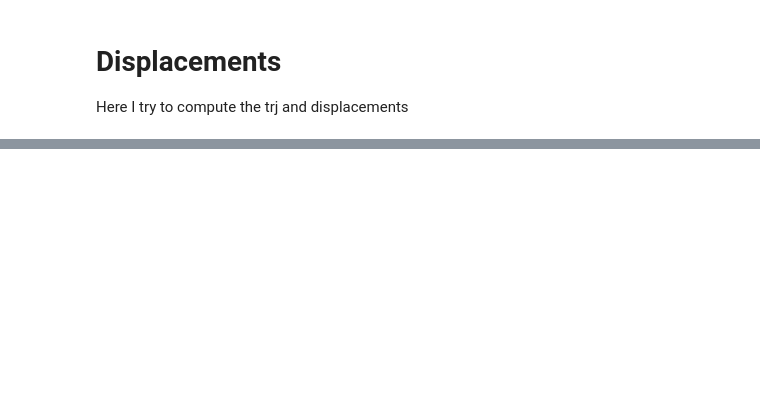
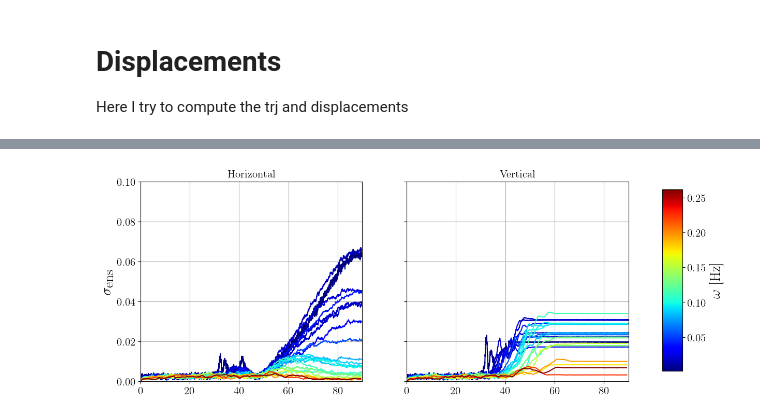
Before and after one commit to leogabac/reentrancy, a Jupyter notebook: src/notebooks/test11.ipynb, the cells around one changed output, grey strips where cells are left out. Drawn from its saved outputs; the diff is of its cells as text; code cells hidden in the pictures; blank space fills up the shorter version.

```diff
--- a/src/notebooks/test11.ipynb
+++ b/src/notebooks/test11.ipynb
@@ -522,0 +432,42 @@ ax.grid()
+# %%
+fig, axes = plt.subplots(1,2,figsize=(13,5))
+
+ws = ws[ws<=0.3]
+norm = plt.Normalize(min(ws),max(ws))
+cmap = plt.get_cmap('jet')
+
+ax = axes[0]
+for w,dfw in hor.groupby('omega'):
+    if w in ws:
+        ax.plot(dfw.theta,np.sqrt(dfw['var']) / params['trap_sep'].magnitude,color=cmap(norm(w)))
+
+ax.grid()
+ax.set_xlim(0,90)
+ax.set_ylim(0,0.1)
+ax.axhline(y=0.5,linestyle='--',color='k')
+ax.set_title('Horizontal',fontsize=15)
+ax.set_ylabel('$\\sigma_{\\textrm{ens}}$')
+
+ax = axes[1]
+for w,dfw in ver.groupby('omega'):
+    if w in ws:
+        ax.plot(dfw.theta,np.sqrt(dfw['var']) / params['trap_sep'].magnitude,color=cmap(norm(w)))
+
+ax.grid()
+ax.set_xlim(0,90)
+ax.set_ylim(0,0.1)
+ax.set_title('Vertical',fontsize=15)
+ax.axhline(y=0.5,linestyle='--',color='k')
+ax.set_yticklabels([])
+
+fig.subplots_adjust(right=0.85)  # Adjust the right space to make room for the colorbar
+cbar_ax = fig.add_axes([0.9, 0.15, 0.03, 0.7])  # [left, bottom, width, height] for the colorbar
+sm = plt.cm.ScalarMappable(cmap=cmap, norm=norm)
+sm.set_array([])
+cbar = fig.colorbar(sm, cax=cbar_ax)
+cbar.set_label(label='$\\omega$ [Hz]',fontsize=20)
+cbar.ax.tick_params(labelsize=15)
+
+plt.show()
+# %% [output]
+[figure, added]
```
Also changed, not shown: parts of 23 cells of this notebook, 2 other files.
